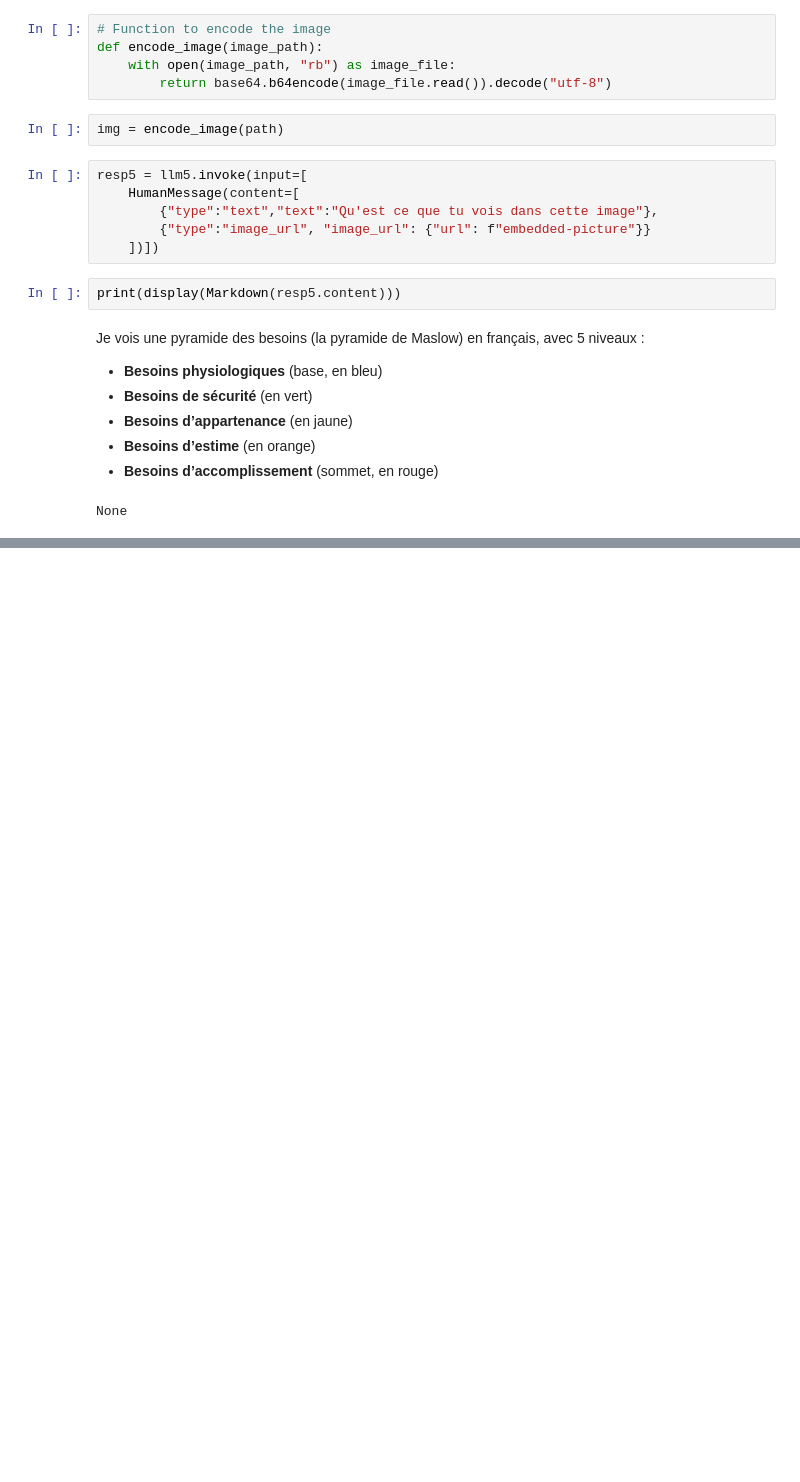
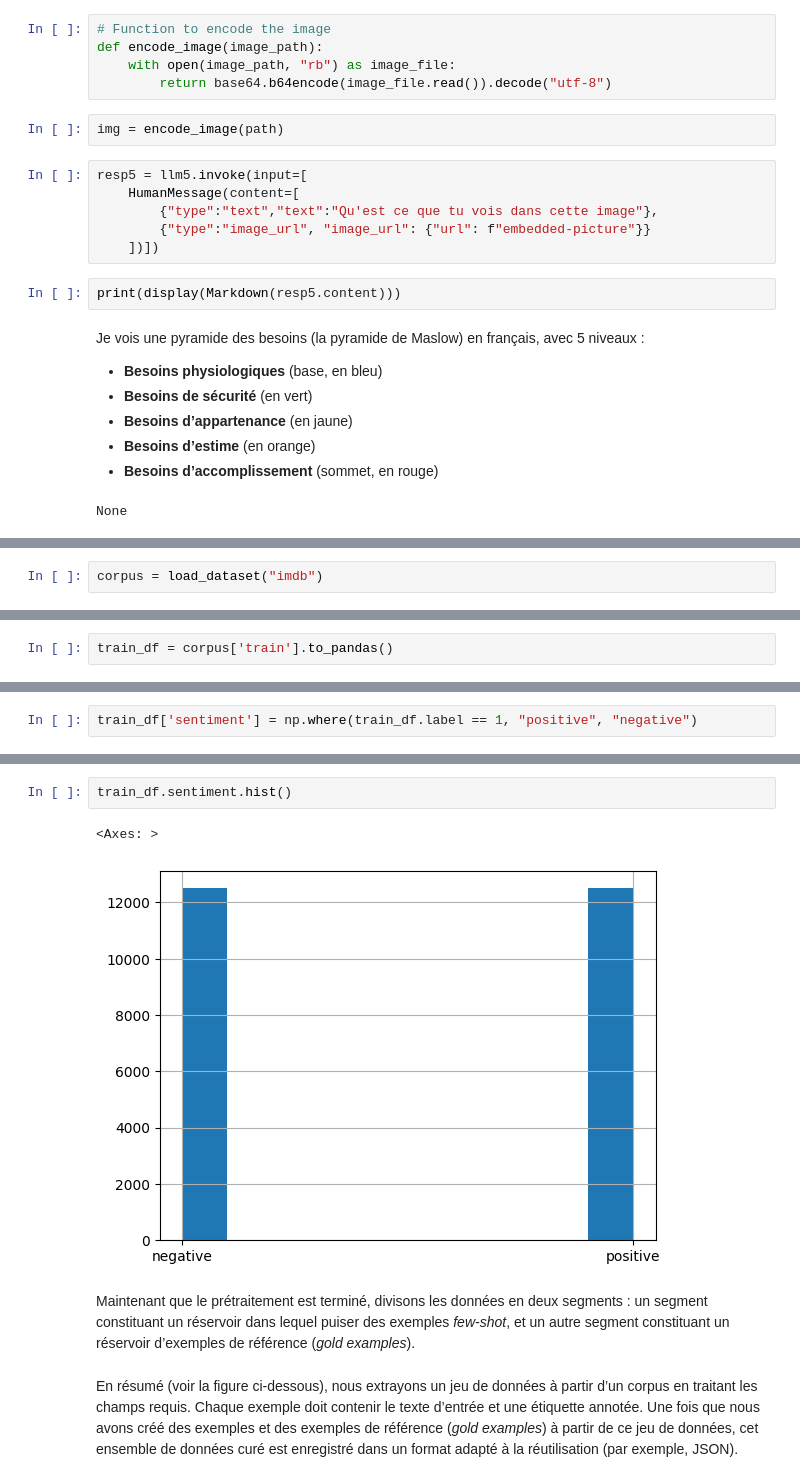
Before and after one commit to IksiBadreddine/SMA_PE, a Jupyter notebook: SMA.ipynb, the cells around one changed output, grey strips where cells are left out. Saved outputs shown, nothing was run; the diff lists cells and outputs as text; blank space fills up the shorter version.

```diff
--- a/SMA.ipynb
+++ b/SMA.ipynb
@@ -350,0 +423,2 @@ None
+# %%
+corpus = load_dataset("imdb")
@@ -350,0 +448,2 @@ None
+# %%
+train_df = corpus['train'].to_pandas()
@@ -350,0 +473,2 @@ None
+# %%
+train_df['sentiment'] = np.where(train_df.label == 1, "positive", "negative")
@@ -350,0 +494,9 @@ None
+# %%
+train_df.sentiment.hist()
+# %% [output]
+<Axes: >
+[figure, added]
+# %% [markdown]
+Maintenant que le prétraitement est terminé, divisons les données en deux segments : un segment constituant un réservoir dans lequel puiser des exemples *few-shot*, et un autre segment constituant un réservoir d’exemples de référence (*gold examples*).
+# %% [markdown]
+En résumé (voir la figure ci-dessous), nous extrayons un jeu de données à partir d’un corpus en traitant les champs requis. Chaque exemple doit contenir le texte d’entrée et une étiquette annotée. Une fois que nous avons créé des exemples et des exemples de référence (*gold examples*) à partir de ce jeu de données, cet ensemble de données curé est enregistré dans un format adapté à la réutilisation (par exemple, JSON).
```
Also changed, not shown: parts of 72 cells of this notebook, 2 other files.
